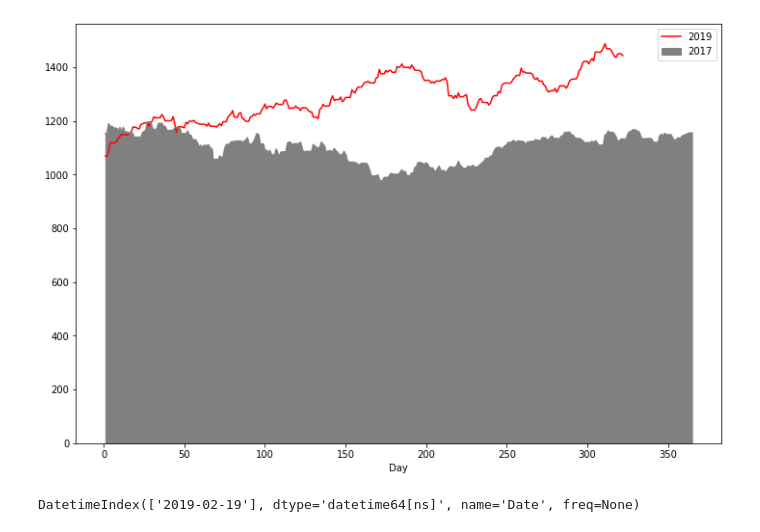
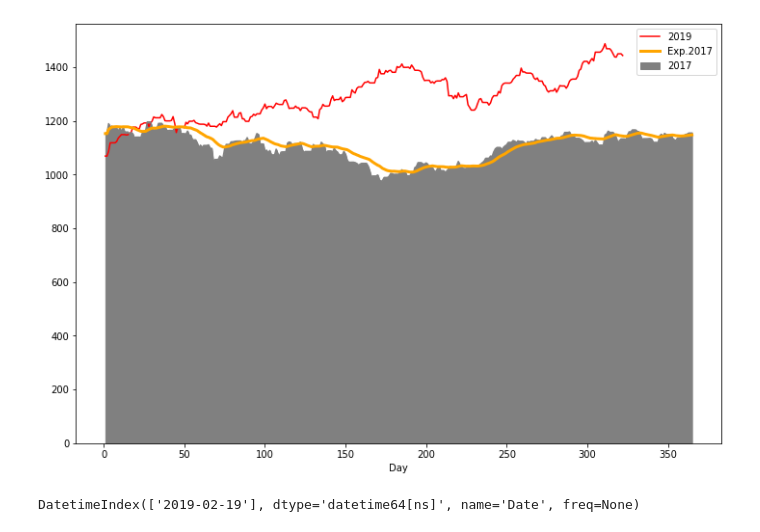
Before and after one commit to EugeneY1984/data-analysis, a Jupyter notebook: python_advanced/data_visualization/Визуализация графиков акций.ipynb, the cells around one changed output. Drawn from its saved outputs; the diff is of its cells as text; code cells hidden in the pictures.

```diff
--- a/python_advanced/data_visualization/Визуализация графиков акций.ipynb
+++ b/python_advanced/data_visualization/Визуализация графиков акций.ipynb
@@ -2,34 +2,34 @@
 %matplotlib inline
 import pandas as pd
 import matplotlib.pyplot as plt
 
 data = pd.read_csv("https://video.ittensive.com/python-advanced/rts-index.csv")
 data["Date"] = pd.to_datetime(data["Date"], dayfirst=True)
 dates = pd.date_range(min(data["Date"]), max(data["Date"]))
 data = data.set_index("Date")
 data = data.reindex(dates).ffill()
 data["Day"] = pd.to_datetime(data.index).dayofyear
 data.index.name = "Date"
 data = data.sort_index()
 
 data_2017 = data["2017"].reset_index().set_index("Day")
 data_2019 = data["2019"].reset_index().set_index("Day")
-# data_2017 = data["2017"].reset_index().set_index("Day")["Max"].ewm(span=20).mean()
+data_2017_exp = data["2017"].reset_index().set_index("Day")["Max"].ewm(span=20).mean()
 
 fig = plt.figure(figsize=(12,8))
 area = fig.add_subplot(1, 1, 1)
 data_2019["Close"].plot(ax=area, color="red", label="2019")
 data_2017["Close"].plot.area(ax=area, color=".5", label="2017")
-# data_2017.plot(ax=area, color="orange", label="Exp.2017", lw=3)
+data_2017_exp.plot(ax=area, color="orange", label="Exp.2017", lw=3)
 # data["2017"].reset_index().set_index("Day")["Close"].plot.area(ax=area, color=".5", label="2017")
 # data["2018"].reset_index().set_index("Day")["Close"].plot(ax=area, color="blue", label="2018", lw=3)
 plt.legend()
 plt.show()
 
 data_fall = data_2019[data_2019["Close"] < data_2017[0:len(data_2019)]['Max']]
 data_fall.set_index("Date", inplace=True)
 data_fall = data_fall.sort_index(ascending=False)
 print (data_fall.head(1).index)
 # %% [output]
-[figure, old version]
+[figure, new version]
 DatetimeIndex(['2019-02-19'], dtype='datetime64[ns]', name='Date', freq=None)
```
Also changed, not shown: 1 other file.
